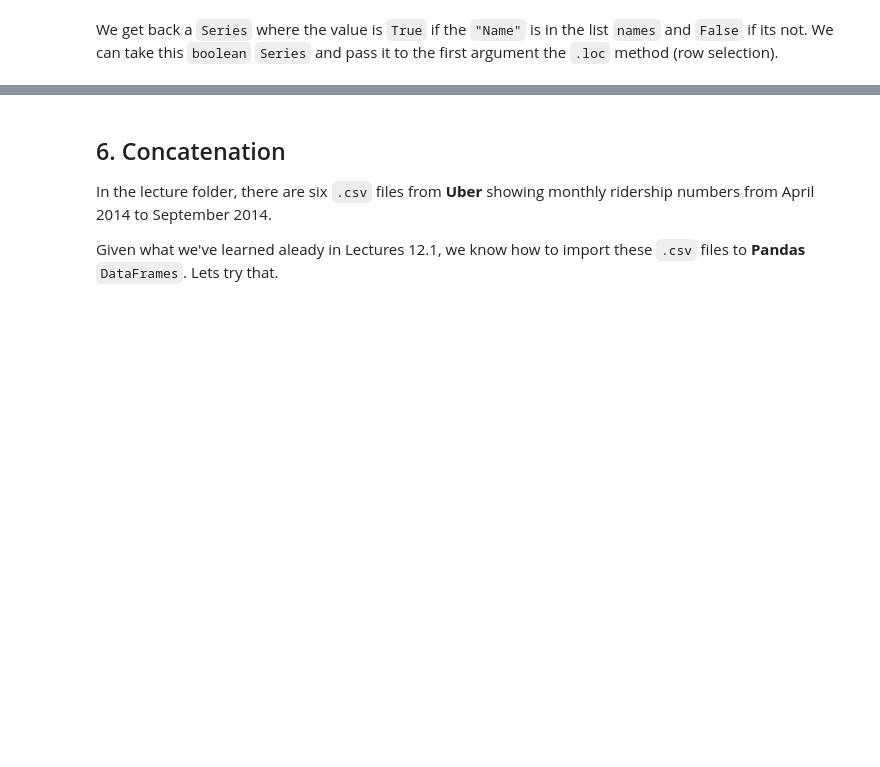
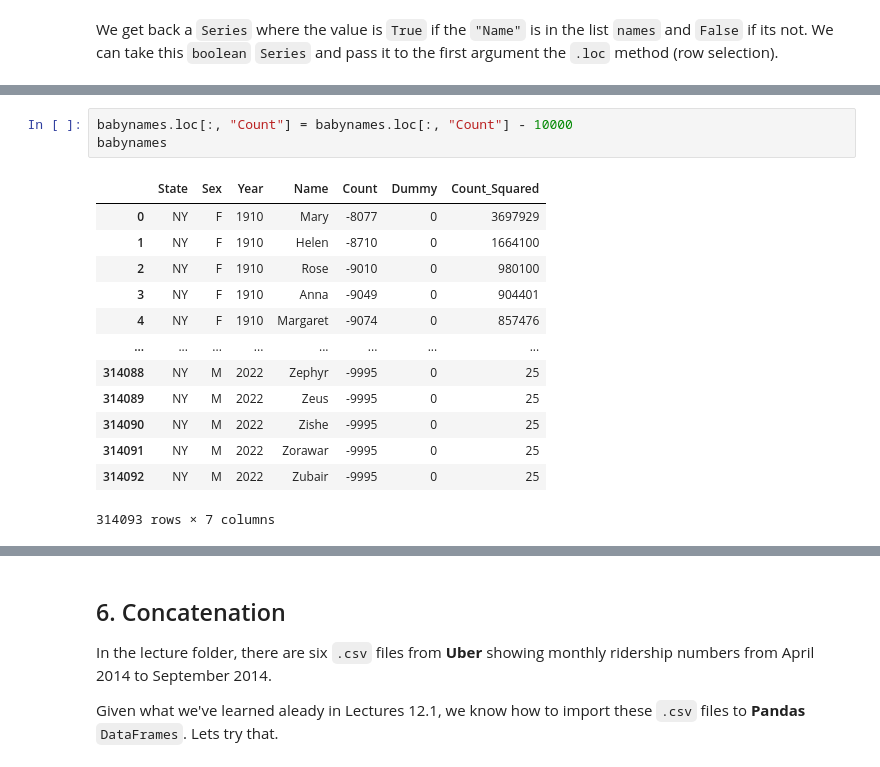
Before and after one commit to APS106/APS106-winter-2024-kinsella-goodfellow, a Jupyter notebook: lectures/week12/lecture2/notebooks/week12_lecture2_complete.ipynb, the cells around one changed output, grey strips where cells are left out. Cells and saved outputs as stored; diff of their text form; blank space fills up the shorter version.

```diff
--- a/lectures/week12/lecture2/notebooks/week12_lecture2_complete.ipynb
+++ b/lectures/week12/lecture2/notebooks/week12_lecture2_complete.ipynb
@@ -323,0 +480,17 @@ Let's create a `Node`.
+# %%
+babynames.loc[:, "Count"] = babynames.loc[:, "Count"] - 10000
+babynames
+# %% [output]
+|  | State | Sex | Year | Name | Count | Dummy | Count_Squared |
+| 0 | NY | F | 1910 | Mary | -8077 | 0 | 3697929 |
+| 1 | NY | F | 1910 | Helen | -8710 | 0 | 1664100 |
+| 2 | NY | F | 1910 | Rose | -9010 | 0 | 980100 |
+| 3 | NY | F | 1910 | Anna | -9049 | 0 | 904401 |
+| 4 | NY | F | 1910 | Margaret | -9074 | 0 | 857476 |
+| ... | ... | ... | ... | ... | ... | ... | ... |
+| 314088 | NY | M | 2022 | Zephyr | -9995 | 0 | 25 |
+| 314089 | NY | M | 2022 | Zeus | -9995 | 0 | 25 |
+| 314090 | NY | M | 2022 | Zishe | -9995 | 0 | 25 |
+| 314091 | NY | M | 2022 | Zorawar | -9995 | 0 | 25 |
+| 314092 | NY | M | 2022 | Zubair | -9995 | 0 | 25 |
+314093 rows × 7 columns
```
Also changed, not shown: parts of 69 cells of this notebook, 3 other files.
